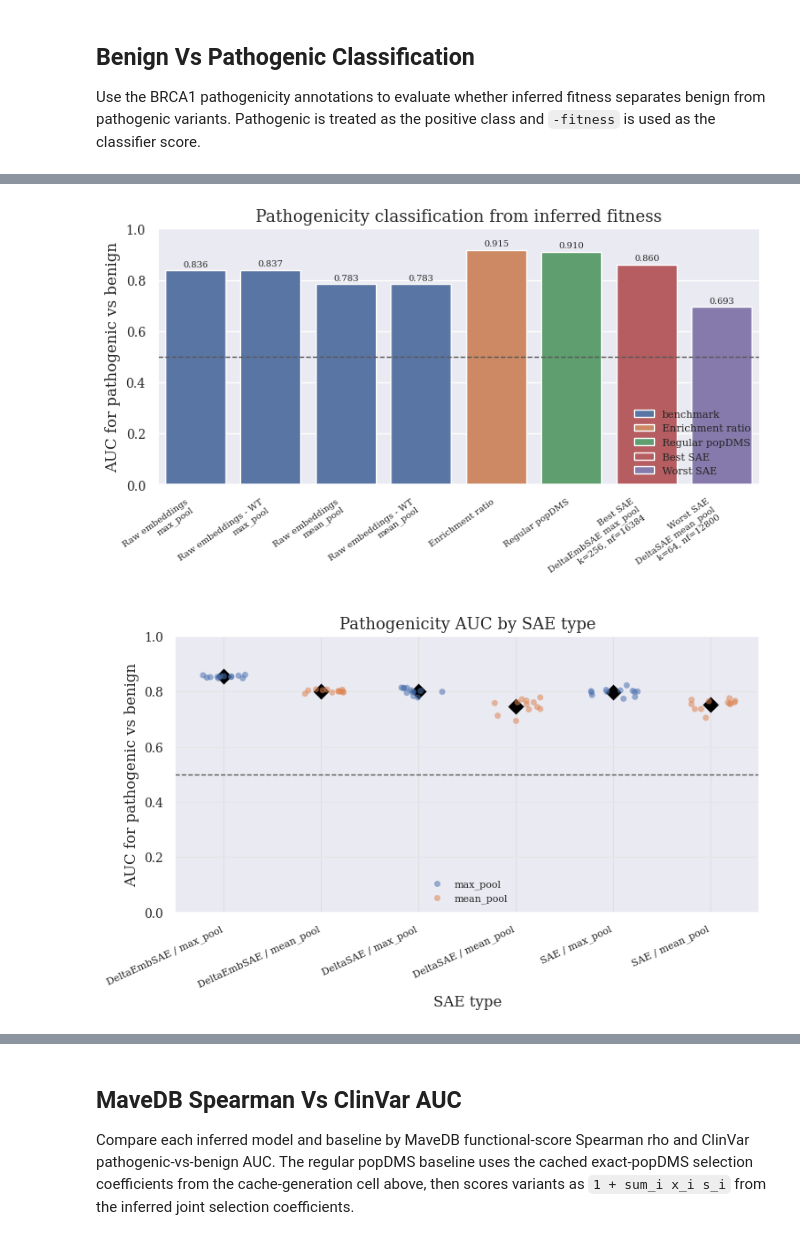
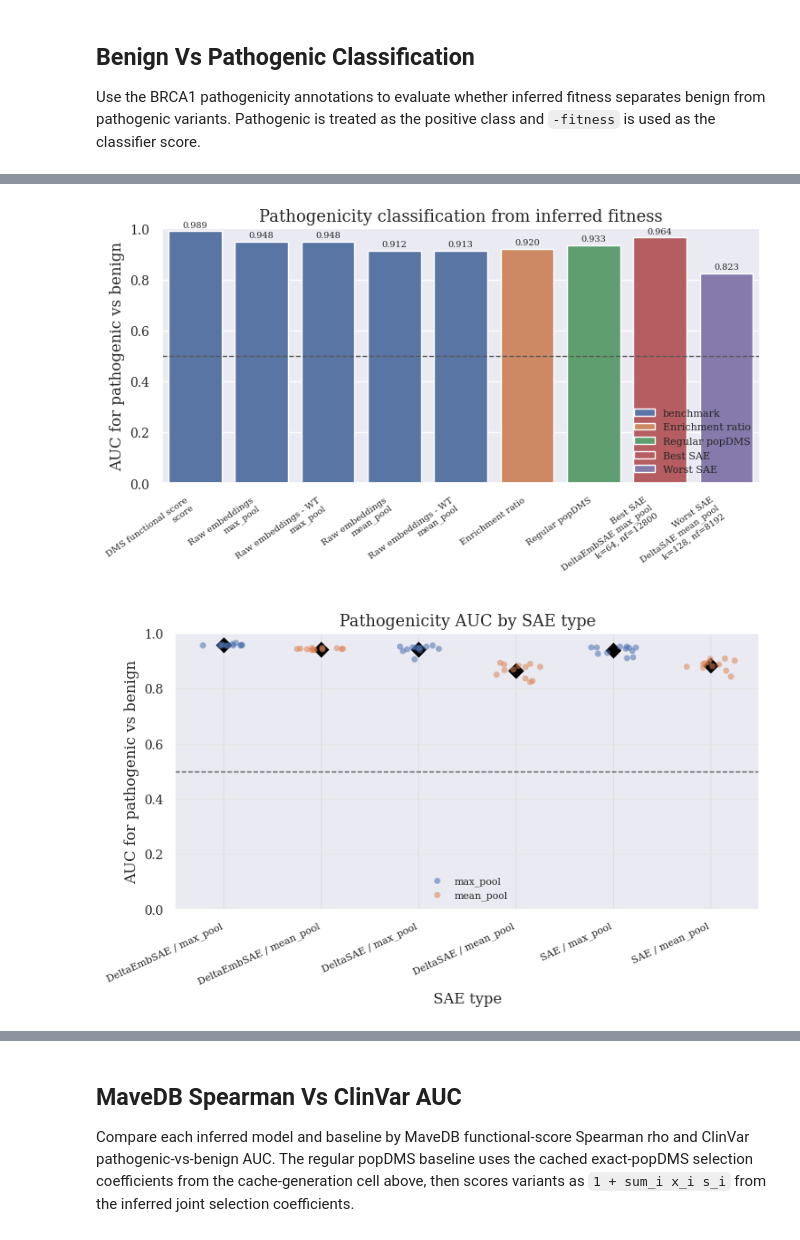
Before and after one commit to dylanwells37/esmDMS, a Jupyter notebook: real_data_esm_analysis_cpu_sae.ipynb, the cells around one changed output, grey strips where cells are left out. Cells and saved outputs as stored; diff of their text form; code cells hidden in the pictures.

Commit message:
correct the clinvar annotations

```diff
--- a/real_data_esm_analysis_cpu_sae.ipynb
+++ b/real_data_esm_analysis_cpu_sae.ipynb
@@ -1100,5 +1441,5 @@ def _plot_suffix(value):
 # %%
-RUN_EXACT_POPDMS_INFERENCE = False
+RUN_EXACT_POPDMS_INFERENCE = True
 
 if RUN_EXACT_POPDMS_INFERENCE:
     selection_df = _exact_popdms_selection_coefficients(
@@ -1124,6 +1477,7 @@ Using cached exact popDMS selection coefficients: /net/dali/home/barton/dhw28/po
 RUN_SAE_SWEEP_PARETO_ANALYSIS = True
 
 if RUN_SAE_SWEEP_PARETO_ANALYSIS:
+    SAE_SWEEP_RESULTS_PATHS = _sweep_result_paths()
     existing_sweep_result_paths = [path for path in SAE_SWEEP_RESULTS_PATHS if path.is_file()]
     if not existing_sweep_result_paths:
         print(f"No completed sweep summaries found under {SAE_SWEEP_ANALYSIS_DIR}.")
@@ -1567,6 +1921,7 @@ Use the BRCA1 pathogenicity annotations to evaluate whether inferred fitness sep
 # %%
 RUN_PATHOGENICITY_CLASSIFICATION = True
 PATHOGENICITY_LABELS = {"benign", "pathogenic"}
+DMS_FUNCTIONAL_SCORE_FITNESS_PATH = TABLE_DIR / "BRCA1_dms_functional_score_fitness_values.csv"
 ENRICHMENT_RATIO_FITNESS_PATH = TABLE_DIR / "BRCA1_enrichment_ratio_fitness_values.csv"
 import re
 
@@ -1707,6 +2062,42 @@ def _enrichment_ratio_classification_specs(annotation_map):
     }]
 
 
+def _dms_functional_score_fitness_dataframe(annotation_map, score_col="score"):
+    if runner.scores_dataframe is None:
+        runner.load_functional_scores()
+    if score_col not in runner.scores_dataframe.columns:
+        raise KeyError(f"Score column {score_col!r} is not present in scores_dataframe.")
+    score_df = runner.scores_dataframe[["SequenceIndex", score_col]].dropna().copy()
+    score_df["SequenceIndex"] = score_df["SequenceIndex"].astype(str)
+    fitness_df = score_df.rename(columns={score_col: "fitness"})
+    fitness_df["annotation"] = fitness_df["SequenceIndex"].map(annotation_map)
+    return fitness_df
+
+
+def _dms_functional_score_classification_specs(annotation_map, score_col="score"):
+    try:
+        fitness_df = _dms_functional_score_fitness_dataframe(annotation_map, score_col=score_col)
+        fitness_df.to_csv(DMS_FUNCTIONAL_SCORE_FITNESS_PATH, index=False)
+    except Exception as exc:
+        print(f"Skipping DMS functional score pathogenicity classification: {exc}")
+        return []
+    return [{
+        "model_label": "DMS functional score",
+        "model_group": "benchmark",
+        "benchmark": "DMS functional score",
+        "method": "DMS functional score",
+        "embedding_type": score_col,
+        "n_features": np.nan,
+        "k": np.nan,
+        "spearman_rho": 1.0,
+        "n_score_sequences": int(fitness_df["fitness"].notna().sum()),
+        "feature_path": "",
+        "inference_path": "",
+        "method_pool": "DMS functional score",
+        "fitness_df": fitness_df,
+    }]
+
+
 def _classification_row(model_spec, annotation_map):
     if "fitness_df" in model_spec:
         fitness_df = model_spec["fitness_df"].copy()
@@ -1728,7 +2119,7 @@ def _sweep_metrics_for_classification():
     metrics_path = TABLE_DIR / "BRCA1_DeltaSAE_sweep_metrics.csv"
     if metrics_path.is_file():
         return pd.read_csv(metrics_path)
-    result_paths = [path for path in SAE_SWEEP_RESULTS_PATHS if path.is_file()]
+    result_paths = [path for path in _sweep_result_paths() if path.is_file()]
     if not result_paths:
         return pd.DataFrame()
     return pd.concat([pd.read_csv(path) for path in result_paths], ignore_index=True)
@@ -1838,7 +2229,8 @@ if RUN_PATHOGENICITY_CLASSIFICATION:
     annotation_map = _annotation_map_for_binary_pathogenicity()
     sweep_df = _ensure_sweep_breakdown_columns(_sweep_metrics_for_classification())
     model_specs = (
-        _raw_classification_specs(annotation_map)
+        _dms_functional_score_classification_specs(annotation_map)
+        + _raw_classification_specs(annotation_map)
         + _enrichment_ratio_classification_specs(annotation_map)
         + _exact_popdms_classification_specs(annotation_map)
         + _sae_classification_specs(sweep_df)
@@ -1987,2 +2380,2 @@ if RUN_PATHOGENICITY_CLASSIFICATION:
-[figure, old version]
+[figure, new version]
-[figure, old version]
+[figure, new version]
```
Also changed, not shown: parts of 16 cells of this notebook.
